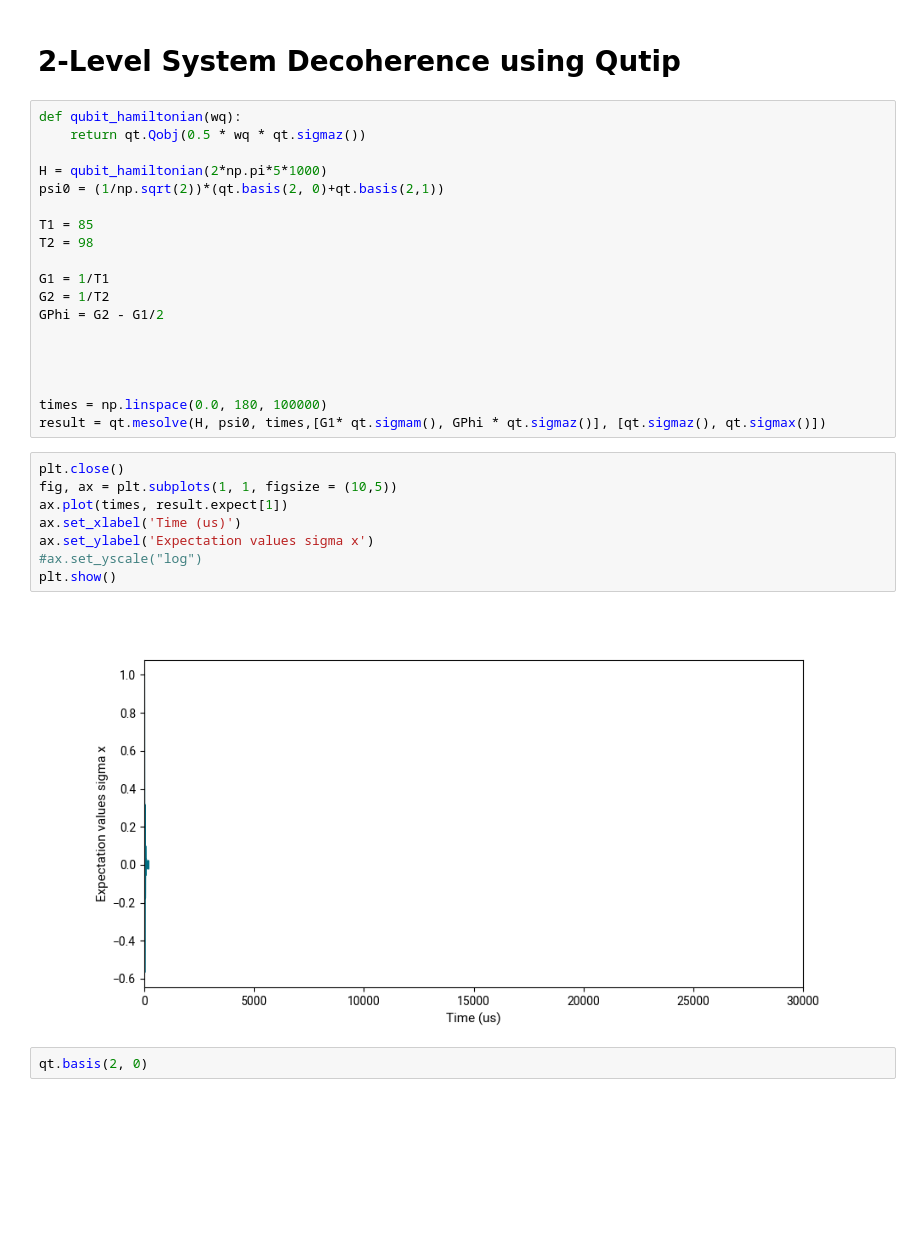
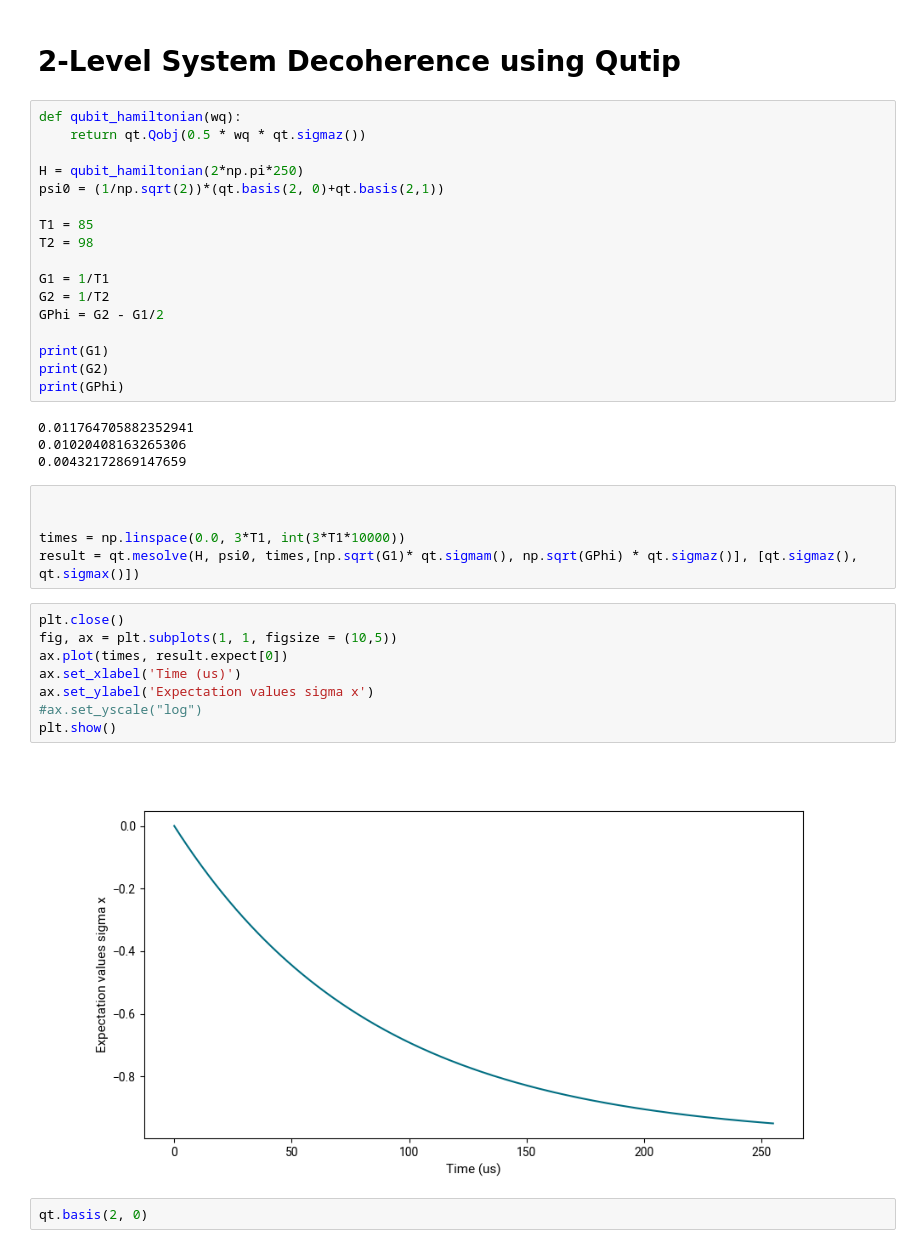
Before and after one commit to vamsisridhar/UROPTransmonSimulations, a Jupyter notebook: DecoherenceTransmon.ipynb, the cells around one changed output. Drawn from its saved outputs; the diff is of its cells as text; blank space fills up the shorter version.

```diff
--- a/DecoherenceTransmon.ipynb
+++ b/DecoherenceTransmon.ipynb
@@ -35,7 +35,7 @@ def Hj(Ej, N, ng):
 def qubit_hamiltonian(wq):
     return qt.Qobj(0.5 * wq * qt.sigmaz())
 
-H = qubit_hamiltonian(2*np.pi*5*1000)
+H = qubit_hamiltonian(2*np.pi*250)
 psi0 = (1/np.sqrt(2))*(qt.basis(2, 0)+qt.basis(2,1))
 
 T1 = 85
@@ -45,21 +45,28 @@ G1 = 1/T1
 G2 = 1/T2
 GPhi = G2 - G1/2
 
-
-
-
-times = np.linspace(0.0, 180, 100000)
-result = qt.mesolve(H, psi0, times,[G1* qt.sigmam(), GPhi * qt.sigmaz()], [qt.sigmaz(), qt.sigmax()])
+print(G1)
+print(G2)
+print(GPhi)
+# %% [output]
+0.011764705882352941
+0.01020408163265306
+0.00432172869147659
+# %%
+
+
+times = np.linspace(0.0, 3*T1, int(3*T1*10000))
+result = qt.mesolve(H, psi0, times,[np.sqrt(G1)* qt.sigmam(), np.sqrt(GPhi) * qt.sigmaz()], [qt.sigmaz(), qt.sigmax()])
 # %%
 plt.close()
 fig, ax = plt.subplots(1, 1, figsize = (10,5))
-ax.plot(times, result.expect[1])
+ax.plot(times, result.expect[0])
 ax.set_xlabel('Time (us)')
 ax.set_ylabel('Expectation values sigma x')
 #ax.set_yscale("log")
 plt.show()
 # %% [output]
-[figure, old version]
+[figure, new version]
 # %%
 qt.basis(2, 0)
 # %% [output]
```
Also changed, not shown: 1 other file.
